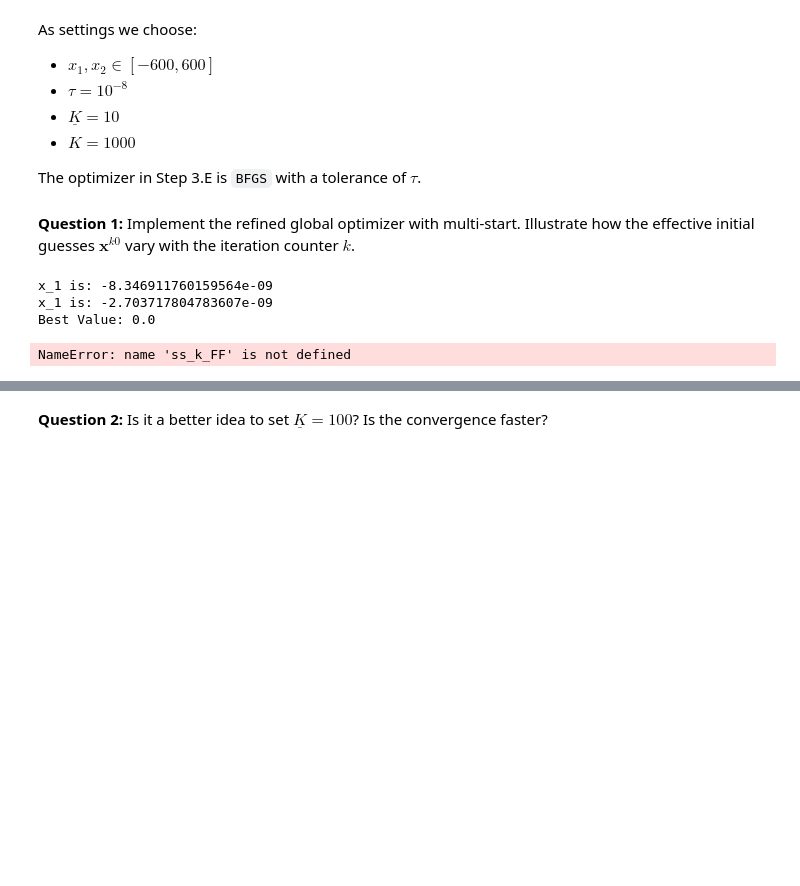
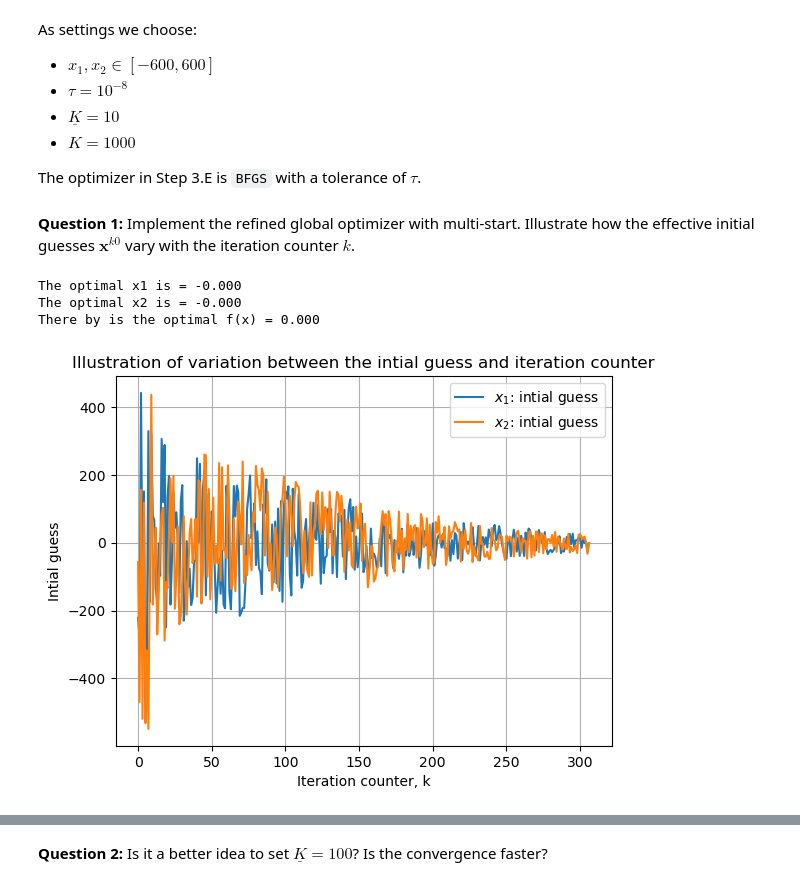
Before and after one commit to NumEconCopenhagen/projects-2023-joost-adam-og-frederik, a Jupyter notebook: examproject/Exam-2023-notebook.ipynb, the cells around one changed output, grey strips where cells are left out. Drawn from its saved outputs; the diff is of its cells as text; code cells hidden in the pictures; blank space fills up the shorter version.

```diff
--- a/examproject/Exam-2023-notebook.ipynb
+++ b/examproject/Exam-2023-notebook.ipynb
@@ -667,50 +670,85 @@ The optimizer in Step 3.E is `BFGS` with a tolerance of $\tau$.
 # %%
 def global_optimizer(obj_func, tau, K_warmup, K_max):
 
+    #Set the random seed to 420
+    np.random.seed(seed=420)
+
     #Define x_star at the start to be 0
     x_star = 0
+
+    # Define a list to store the values of x_k0, the intial guess
+    x_k0_values = []
 
     #Define the settings bounds for x1 and x2
     bounds = np.array([[-600, 600], [-600, 600]])
 
     #Define a loop, where k goes from 0 to 499
     for k in range(K_max):
 
-        #Step A: x_k (x1, x2) are drawn random uniformly within the given bounds [-600, 600]
+        #Step A: Make sure that x_k (x1, x2) are drawn random uniformly within the given bounds [-600, 600]
         x_k = np.random.uniform(bounds[:, 0], bounds[:, 1])
 
-        #Step B, C, D & E:
-        if k < K_warmup: #If k is lower than
-            x_k0 = x_k
+        #Step B, B_2, C, D:
+        if k < K_warmup: #Step B: Define a if-else condition, that is k lower than K_warmup(10)
+            x_k0 = x_k #Step B_2: If the condition is true, than the intial guess is the random uniformly drawn x_k
         else:
-            chi_k = 0.5 * (2 / (1 + np.exp((k - K_warmup) / 100)))
-            x_k0 = chi_k * x_k + (1 - chi_k) * x_star
+            chi_k = 0.5 * (2 / (1 + np.exp((k - K_warmup) / 100))) #Step C: If the condition is not true, than we calulate chi_k
+            x_k0 = chi_k * x_k + (1 - chi_k) * x_star #Step D: Further if the condition is not true, than we calulate the intial guess
 
+        #Step E: We run a optimizer, where we minimize our function by respect to x1 and x2 by using the BFGS method, the intial guess and tolerance
         result = optimize.minimize(obj_func, x_k0, method='BFGS', tol=tau)
 
+        #Step F: We make a if-condition, so if it is the first iteration (0),
+        #or the value of our function with the current values of x1 and x2 is lower then value of our function with the previous optimal values of x1 and x2,
+        #then we let the current values of x1 and x2 be our optimal values so far
         if k == 0 or result.fun < obj_func(x_star):
             x_star = result.x
 
+        #We store the values of x_k0 in the list we made in the begin of the code
+        x_k0_values.append(x_k0)
+
+        #Step G: We make a if_conditiion, so if the value of our function with the current values of x1 and x2 is lower then our tolerance level (tau),
+        #then we will break the loop and be satisfied. The current values of x1 and x2 will end up being our definitive optimal values
         if result.fun < tau:
             break
 
-    return x_star
+    #We return our definitive optimal values of x1 and x2 and all the intial guess
+    return x_star, x_k0_values
 
 
 #Define rest of the settings
 tau = 1e-8
 K_warmup = 10
 K_max = 1000
 
-# Call the global optimizer function
-best_solution = global_optimizer(griewank, tau, K_warmup, K_max)
+#We call the global optimizer function
+best_solution, x_k0_values = global_optimizer(griewank, tau, K_warmup, K_max)
 
-print("x_1 is:", best_solution[0])
-print("x_1 is:", best_solution[1])
-print("Best Value:", griewank(best_solution))
-print(f'steady state in the FF system = {ss_k_FF:.3f}')
+#We print the results
+print(f'The optimal x1 is = {best_solution[0]:.3f}')
+print(f'The optimal x2 is = {best_solution[1]:.3f}')
+print(f'There by is the optimal f(x) = {griewank(best_solution):.3f}')
+
+#Create a list of iteration values. It goes from 0 to the length of values of x_k0 in the list, we stored in our loop (x_k0_values)
+k_values = range(len(x_k0_values))
+
+#Create a list of the x1 values in the list of x_k0 values, we stored in our loop
+x_k0_1values = [x[0] for x in x_k0_values]
+
+#Create a list of the x2 values in the list of x_k0 values, we stored in our loop
+x_k0_2values = [x[1] for x in x_k0_values]
+
+#We create a plot, that illustrate how x_k0 vary with k
+plt.plot(k_values, x_k0_1values, label='$x_1$: intial guess')
+plt.plot(k_values, x_k0_2values, label='$x_2$: intial guess')
+plt.grid(True)
+plt.legend()
+plt.xlabel('Iteration counter, k')
+plt.ylabel('Intial guess')
+plt.title('Illustration of variation between the intial guess and iteration counter')
+plt.show()
 # %% [output]
-x_1 is: -8.346911760159564e-09
-x_1 is: -2.703717804783607e-09
-Best Value: 0.0
+The optimal x1 is = -0.000
+The optimal x2 is = -0.000
+There by is the optimal f(x) = 0.000
-NameError: name 'ss_k_FF' is not defined
+[figure, added]
```
Also changed, not shown: parts of 4 cells of this notebook.
